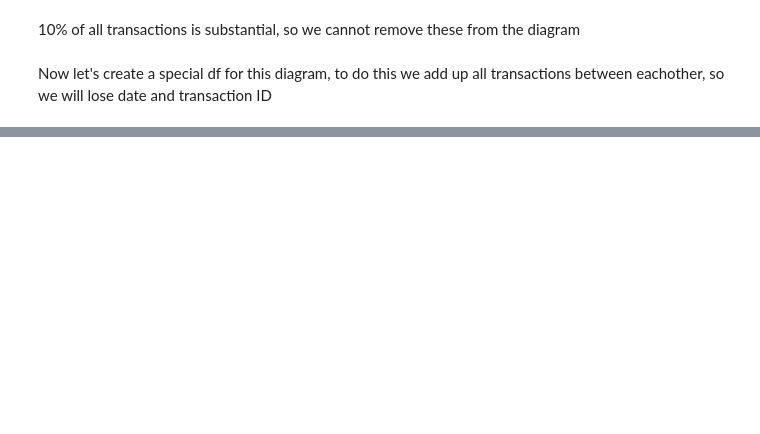
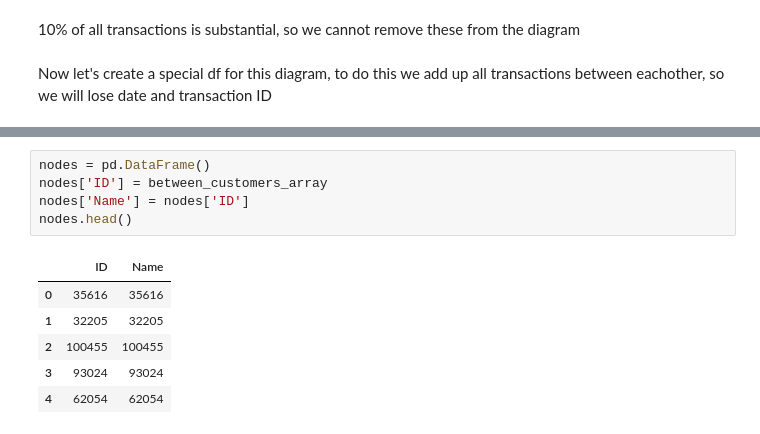
Before and after one commit to qt22010/DSMP-Grp24-, a Jupyter notebook: Sasha/cleaning_forIncomePrediction.ipynb, the cells around one changed output, grey strips where cells are left out. Drawn from its saved outputs; the diff is of its cells as text; blank space fills up the shorter version.

```diff
--- a/Sasha/cleaning_forIncomePrediction.ipynb
+++ b/Sasha/cleaning_forIncomePrediction.ipynb
@@ -450,0 +469,12 @@ network_diagram.head()
+# %%
+nodes = pd.DataFrame()
+nodes['ID'] = between_customers_array
+nodes['Name'] = nodes['ID']
+nodes.head()
+# %% [output]
+|  | ID | Name |
+| 0 | 35616 | 35616 |
+| 1 | 32205 | 32205 |
+| 2 | 100455 | 100455 |
+| 3 | 93024 | 93024 |
+| 4 | 62054 | 62054 |
```
Also changed, not shown: parts of 25 cells of this notebook, 1 other file.
